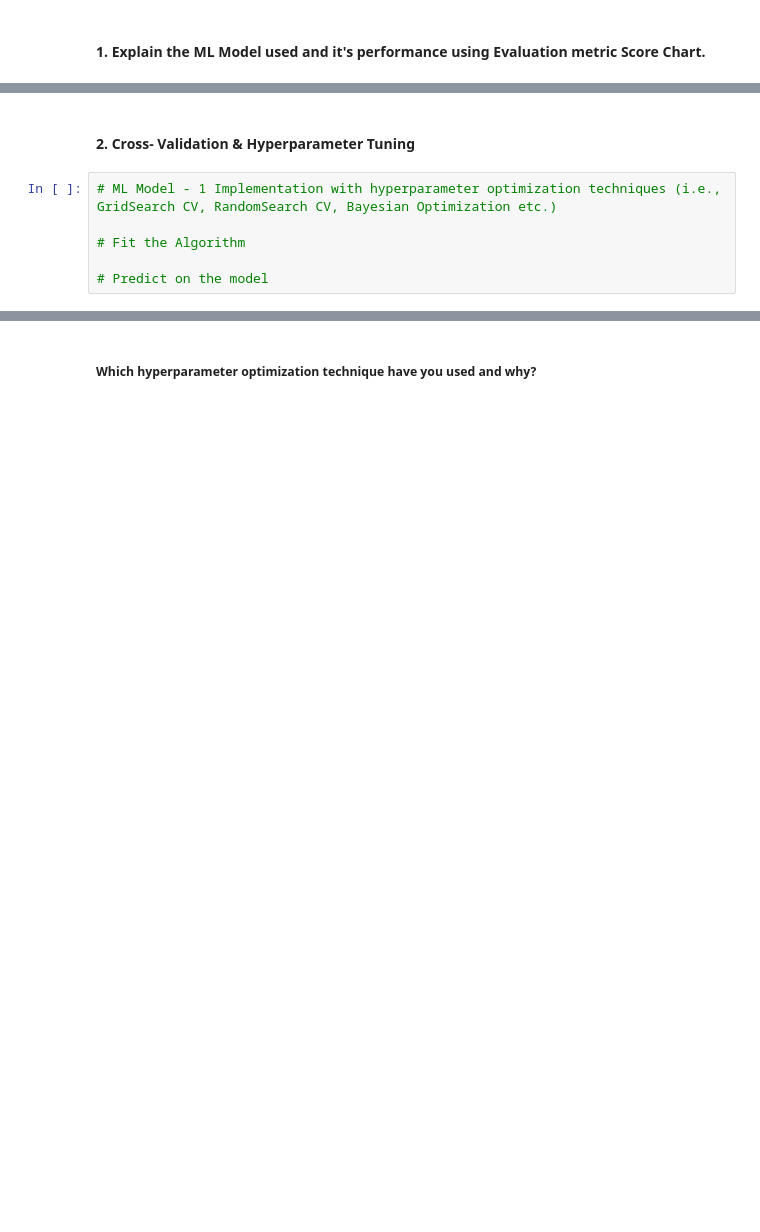
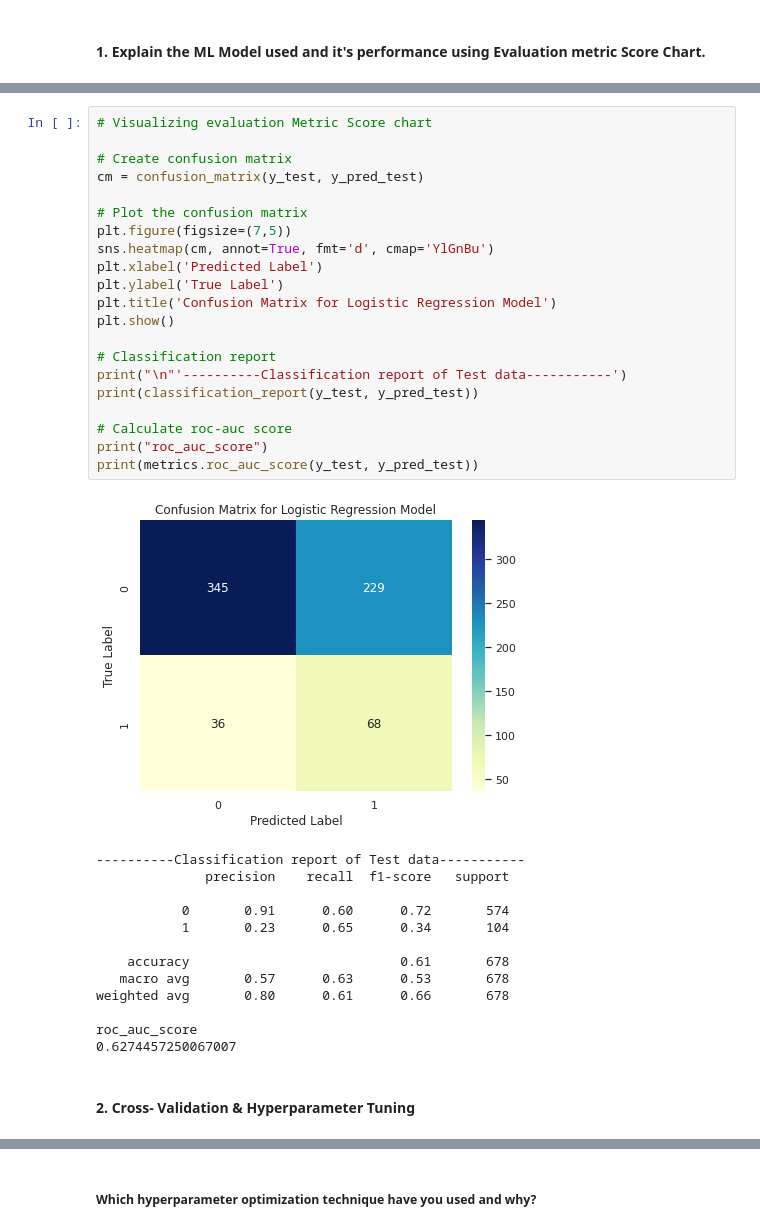
Before and after one commit to HKishanPatel/Cardiovascular-Risk-Prediction, a Jupyter notebook: Cardiovascular_Risk_Prediction.ipynb, the cells around one changed output, grey strips where cells are left out. Saved outputs shown, nothing was run; the diff lists cells and outputs as text; blank space fills up the shorter version.

```diff
--- a/Cardiovascular_Risk_Prediction.ipynb
+++ b/Cardiovascular_Risk_Prediction.ipynb
@@ -1199,8 +1273,37 @@ We used random oversampling to balance the imbalanced dataset by duplicating obs
+# %%
+# Visualizing evaluation Metric Score chart
+
+# Create confusion matrix
+cm = confusion_matrix(y_test, y_pred_test)
+
+# Plot the confusion matrix
+plt.figure(figsize=(7,5))
+sns.heatmap(cm, annot=True, fmt='d', cmap='YlGnBu')
+plt.xlabel('Predicted Label')
+plt.ylabel('True Label')
+plt.title('Confusion Matrix for Logistic Regression Model')
+plt.show()
+
+# Classification report
+print("\n"'----------Classification report of Test data-----------')
+print(classification_report(y_test, y_pred_test))
+
+# Calculate roc-auc score
+print("roc_auc_score")
+print(metrics.roc_auc_score(y_test, y_pred_test))
+# %% [output]
+[figure, added]
+----------Classification report of Test data-----------
+              precision    recall  f1-score   support
+
+           0       0.91      0.60      0.72       574
+           1       0.23      0.65      0.34       104
+
+    accuracy                           0.61       678
+   macro avg       0.57      0.63      0.53       678
+weighted avg       0.80      0.61      0.66       678
+
+roc_auc_score
+0.6274457250067007
 # %% [markdown]
 #### 2. Cross- Validation & Hyperparameter Tuning
-# %%
-# ML Model - 1 Implementation with hyperparameter optimization techniques (i.e., GridSearch CV, RandomSearch CV, Bayesian Optimization etc.)
-
-# Fit the Algorithm
-
-# Predict on the model
```
Also changed, not shown: parts of 39 cells of this notebook.
